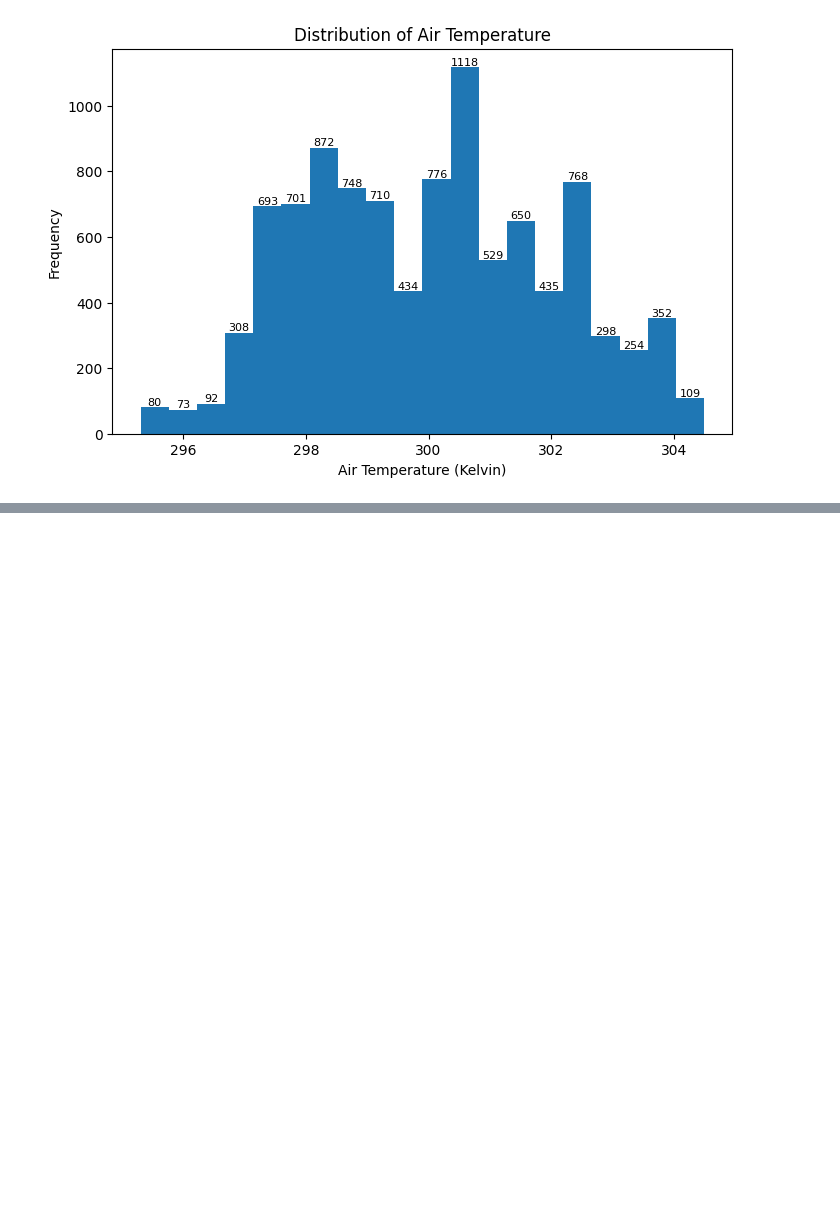
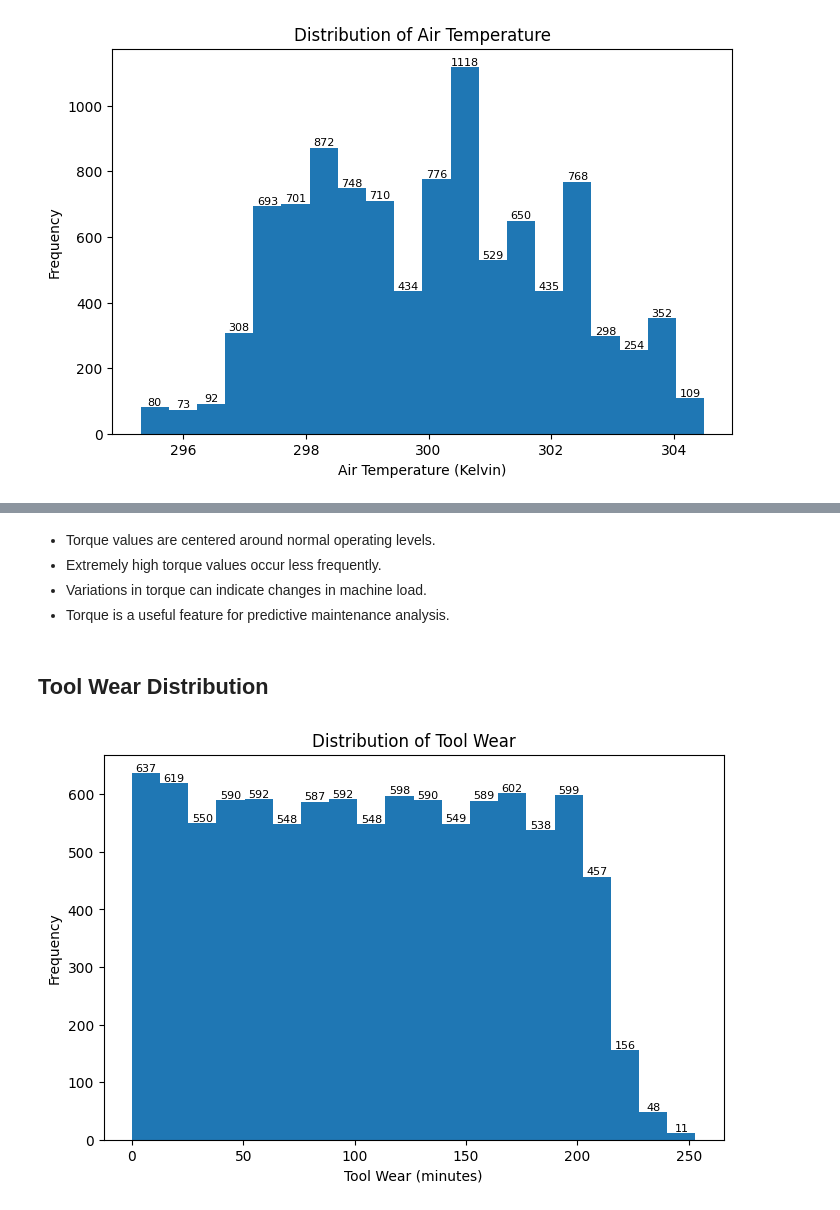
Before and after one commit to KVP6755/Project1_Predictive-Maintenance, a Jupyter notebook: eda/eda_analysis.ipynb, the cells around one changed output, grey strips where cells are left out. Cells and saved outputs as stored; diff of their text form; code cells hidden in the pictures; blank space fills up the shorter version.

```diff
--- a/eda/eda_analysis.ipynb
+++ b/eda/eda_analysis.ipynb
@@ -120,0 +230,35 @@ plt.show()
+# %% [markdown]
+
+- Torque values are centered around normal operating levels.
+- Extremely high torque values occur less frequently.
+- Variations in torque can indicate changes in machine load.
+- Torque is a useful feature for predictive maintenance analysis.
+# %% [markdown]
+## Tool Wear Distribution
+# %%
+import matplotlib.pyplot as plt
+plt.figure(figsize=(8,5))
+
+counts, bins, patches = plt.hist(
+    df["Tool wear [min]"],
+    bins=20
+)
+
+plt.title("Distribution of Tool Wear")
+plt.xlabel("Tool Wear (minutes)")
+plt.ylabel("Frequency")
+
+for count, patch in zip(counts, patches):
+    plt.text(
+        patch.get_x() + patch.get_width()/2,
+        count,
+        int(count),
+        ha="center",
+        va="bottom",
+        fontsize=8
+    )
+
+plt.savefig("../plots/tool_wear_distribution.png")
+plt.show()
+# %% [output]
+[figure, added]
```
Also changed, not shown: parts of 12 cells of this notebook, 5 other files.
